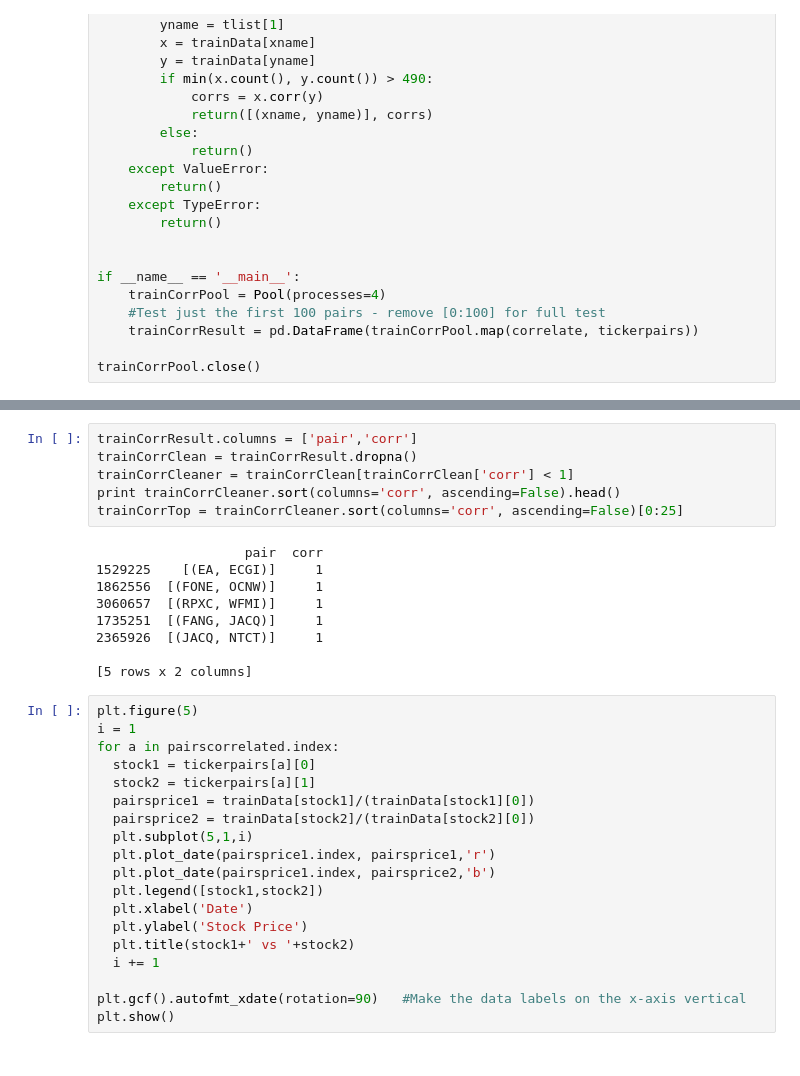
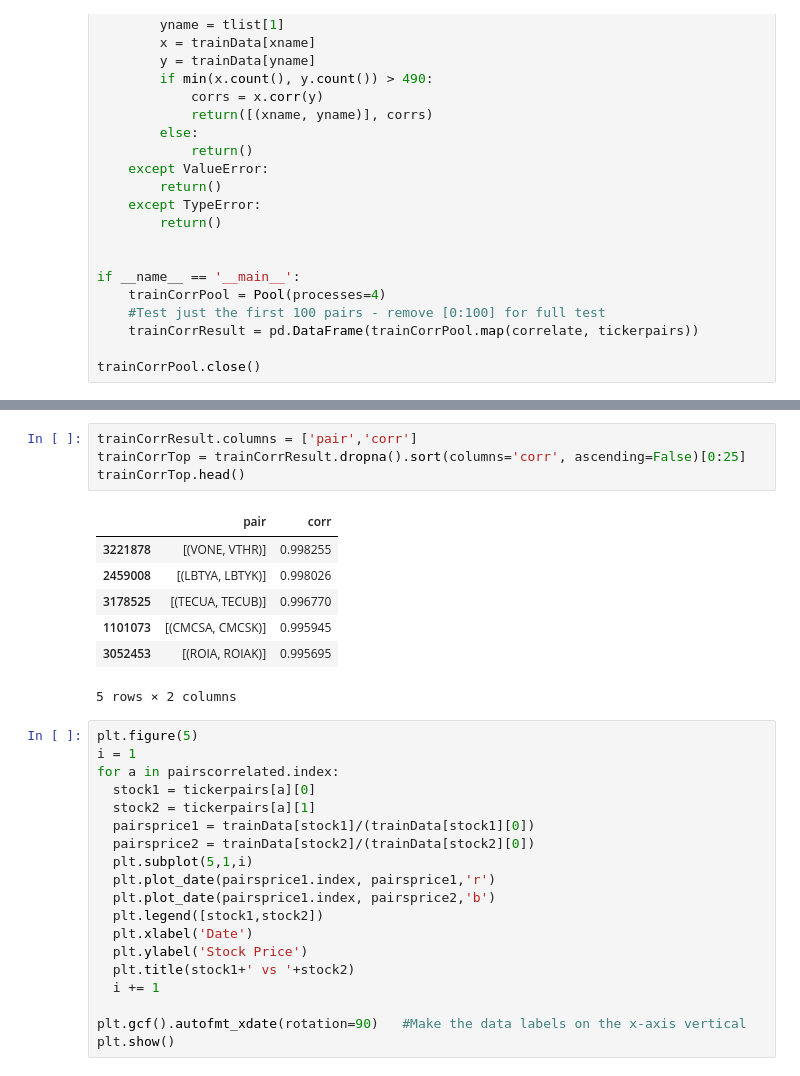
Before and after one commit to jeffreydarling/222project, a Jupyter notebook: ProjectFinal.ipynb, the cells around one changed output, grey strips where cells are left out. Cells and saved outputs as stored; diff of their text form.

```diff
--- a/ProjectFinal.ipynb
+++ b/ProjectFinal.ipynb
@@ -369,19 +392,16 @@ print pairscorrelated
 [5 rows x 2 columns]
 # %%
 trainCorrResult.columns = ['pair','corr']
-trainCorrClean = trainCorrResult.dropna()
-trainCorrCleaner = trainCorrClean[trainCorrClean['corr'] < 1]
-print trainCorrCleaner.sort(columns='corr', ascending=False).head()
-trainCorrTop = trainCorrCleaner.sort(columns='corr', ascending=False)[0:25]
+trainCorrTop = trainCorrResult.dropna().sort(columns='corr', ascending=False)[0:25]
+trainCorrTop.head()
 # %% [output]
+|  | pair | corr |
+| 3221878 | [(VONE, VTHR)] | 0.998255 |
+| 2459008 | [(LBTYA, LBTYK)] | 0.998026 |
+| 3178525 | [(TECUA, TECUB)] | 0.996770 |
+| 1101073 | [(CMCSA, CMCSK)] | 0.995945 |
+| 3052453 | [(ROIA, ROIAK)] | 0.995695 |
-                   pair  corr
-1529225    [(EA, ECGI)]     1
-1862556  [(FONE, OCNW)]     1
-3060657  [(RPXC, WFMI)]     1
-1735251  [(FANG, JACQ)]     1
-2365926  [(JACQ, NTCT)]     1
-
-[5 rows x 2 columns]
+5 rows × 2 columns
 # %%
 plt.figure(5)
 i = 1
```
Also changed, not shown: parts of 9 cells of this notebook, 2 other files.
